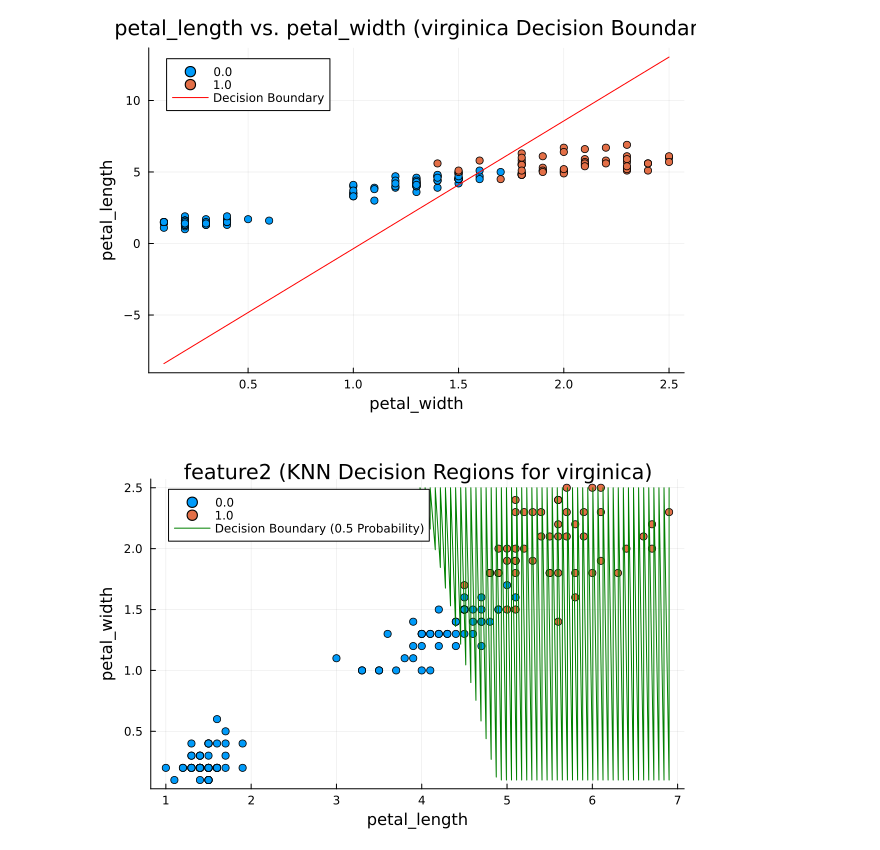
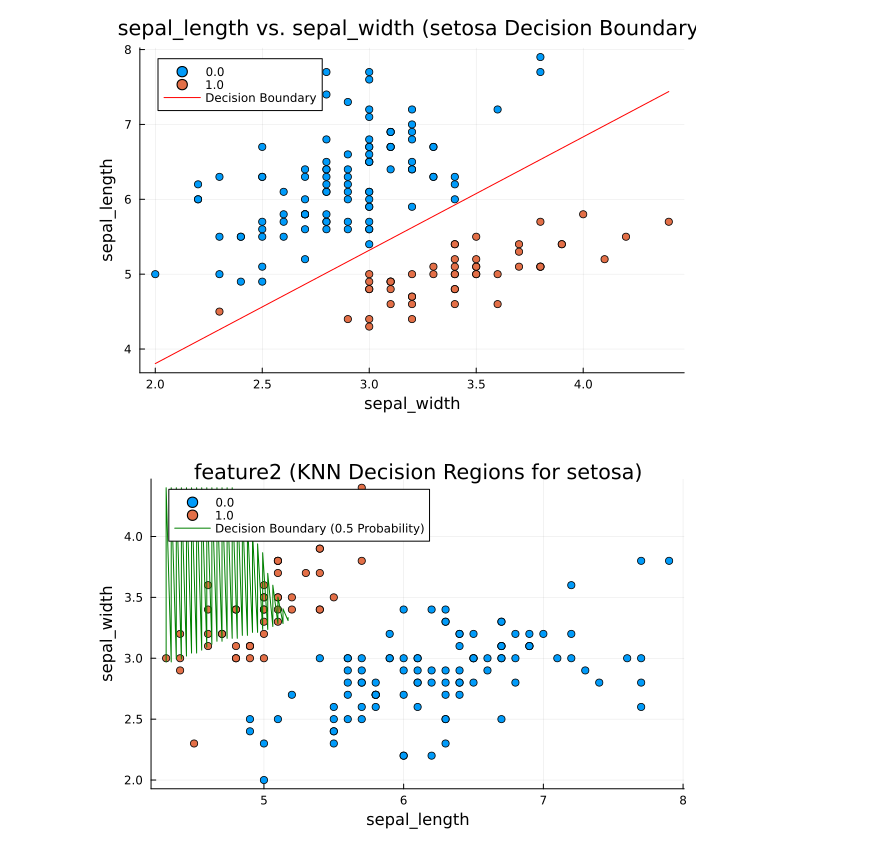
Before and after one commit to wparedes17/statistical-learning-julia, a Jupyter notebook: class_1.ipynb, the cells around one changed output. Saved outputs shown, nothing was run; the diff lists cells and outputs as text; code cells hidden in the pictures.

Commit message:
Revert "Se ha cambiado setosa por virginica en ambos modelos"
This reverts commit 0959cc2ac82df034cee5b5e0374d11a2ac809566.

```diff
--- a/class_1.ipynb
+++ b/class_1.ipynb
@@ -56,9 +56,9 @@ function plot_decision_boundary(df, feature1, feature2, target_species, decision
     plot!(feature2_range, feature1_pred, color=:red, label="Decision Boundary")
 end
 
-plot_decision_boundary(df, "petal_length", "petal_width", "virginica")
+plot_decision_boundary(df, "sepal_length", "sepal_width", "setosa")
 # %% [output]
-[figure, old version]
+[figure, new version]
 # %%
 using NearestNeighbors, Plots, DataFrames, Statistics, StatsBase
 
@@ -78,32 +78,32 @@ function plot_knn_decision_boundary(df, feature1, feature2, target_species, cont
 
     # Concatenar los puntos de la malla
     flat_grid_points = hcat(grid_points...)
 
     # Predecir las clases de los puntos de la malla
     idxs, _ = knn(kdtree, flat_grid_points, k, true)
     y_pred = [mean(y[idxs[i]]) for i in 1:size(flat_grid_points, 2)]
 
     y_pred_rounded = round.(y_pred, digits=2)
 
     # Data para el gráfico
     plot_df = DataFrame(
         x1 = first.(grid_points),
         x2 = last.(grid_points),
         y_pred_rounded = y_pred_rounded
     )
 
     # Filtrar los puntos de la frontera
     boundary_points = filter(:y_pred_rounded => ==(control), plot_df)
     sort!(boundary_points, :x1)  # Sort by x1
 
     # Grafico y regiones de decisión
     scatter(X[:, 1], X[:, 2], group=y,
             xlabel=feature1, ylabel=feature2, legend=:topleft,
             title="
 feature2 (KNN Decision Regions for $target_species)")
     plot!(boundary_points.x1, boundary_points.x2, color=:green, label="Decision Boundary (0.5 Probability)")
 end
 
-plot_knn_decision_boundary(df, "petal_length", "petal_width", "virginica", k=100)
+plot_knn_decision_boundary(df, "sepal_length", "sepal_width", "setosa", k=100)
 # %% [output]
-[figure, old version]
+[figure, new version]
```
